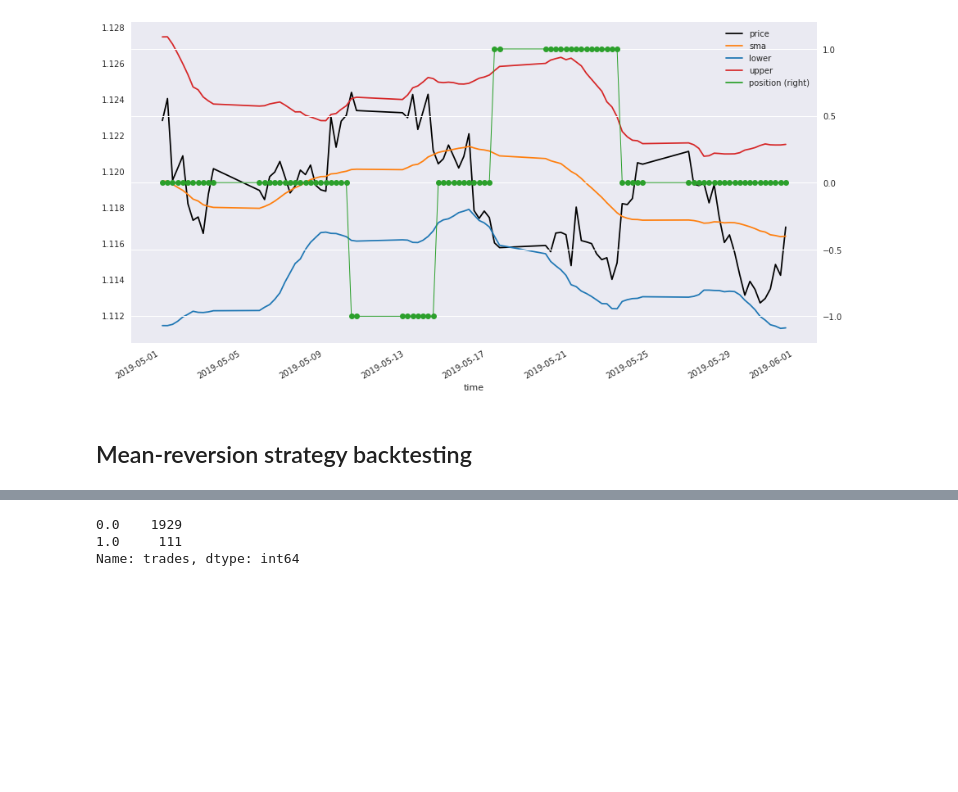
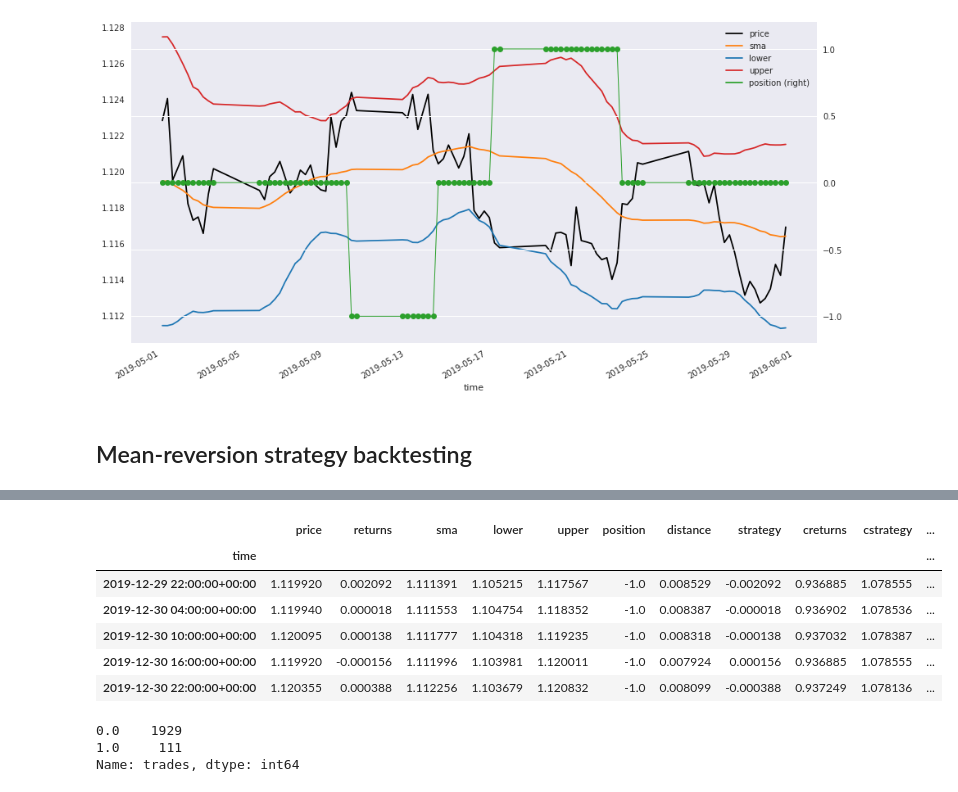
Before and after one commit to sidhlee/data-science-and-machine-learning, a Jupyter notebook: courses/algo-trade-a-z/part3_defining-and-testing-trading-strategies/04_mean-reversion-strategies.ipynb, the cells around one changed output, grey strips where cells are left out. Cells and saved outputs as stored; diff of their text form; code cells hidden in the pictures; blank space fills up the shorter version.

```diff
--- a/courses/algo-trade-a-z/part3_defining-and-testing-trading-strategies/04_mean-reversion-strategies.ipynb
+++ b/courses/algo-trade-a-z/part3_defining-and-testing-trading-strategies/04_mean-reversion-strategies.ipynb
@@ -415,3 +402,13 @@ df.loc["2018-02"][16:19]
+# %%
+df.tail()
+# %% [output]
+|  | price | returns | sma | lower | upper | position | distance | strategy | creturns | cstrategy | ... |
+| time |  |  |  |  |  |  |  |  |  |  | ... |
+| 2019-12-29 22:00:00+00:00 | 1.119920 | 0.002092 | 1.111391 | 1.105215 | 1.117567 | -1.0 | 0.008529 | -0.002092 | 0.936885 | 1.078555 | ... |
+| 2019-12-30 04:00:00+00:00 | 1.119940 | 0.000018 | 1.111553 | 1.104754 | 1.118352 | -1.0 | 0.008387 | -0.000018 | 0.936902 | 1.078536 | ... |
+| 2019-12-30 10:00:00+00:00 | 1.120095 | 0.000138 | 1.111777 | 1.104318 | 1.119235 | -1.0 | 0.008318 | -0.000138 | 0.937032 | 1.078387 | ... |
+| 2019-12-30 16:00:00+00:00 | 1.119920 | -0.000156 | 1.111996 | 1.103981 | 1.120011 | -1.0 | 0.007924 | 0.000156 | 0.936885 | 1.078555 | ... |
+| 2019-12-30 22:00:00+00:00 | 1.120355 | 0.000388 | 1.112256 | 1.103679 | 1.120832 | -1.0 | 0.008099 | -0.000388 | 0.937249 | 1.078136 | ... |
 # %%
 df.trades.value_counts()
 # %% [output]
```
Also changed, not shown: parts of 36 cells of this notebook, 3 other files.
